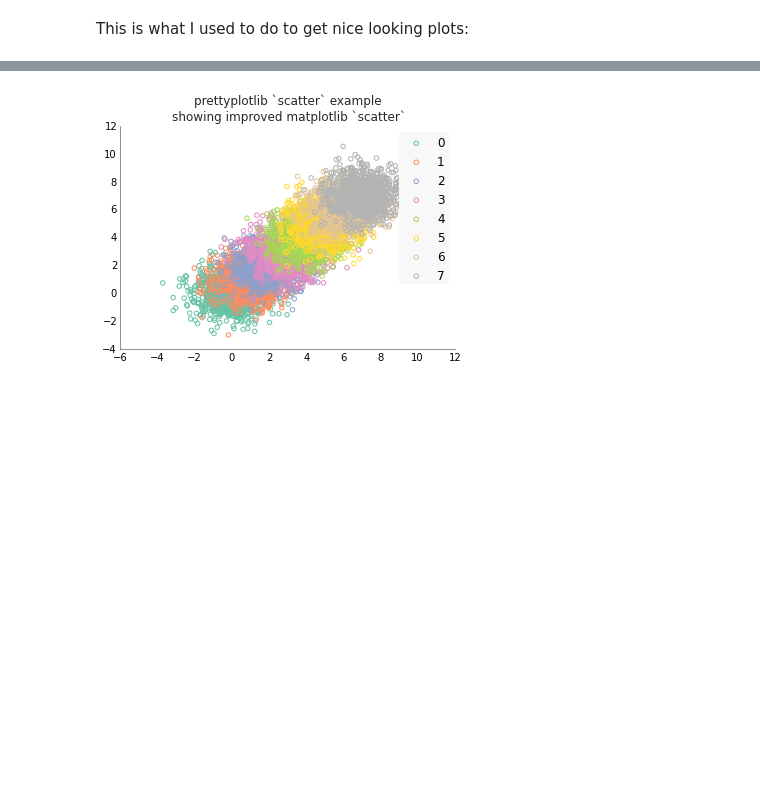
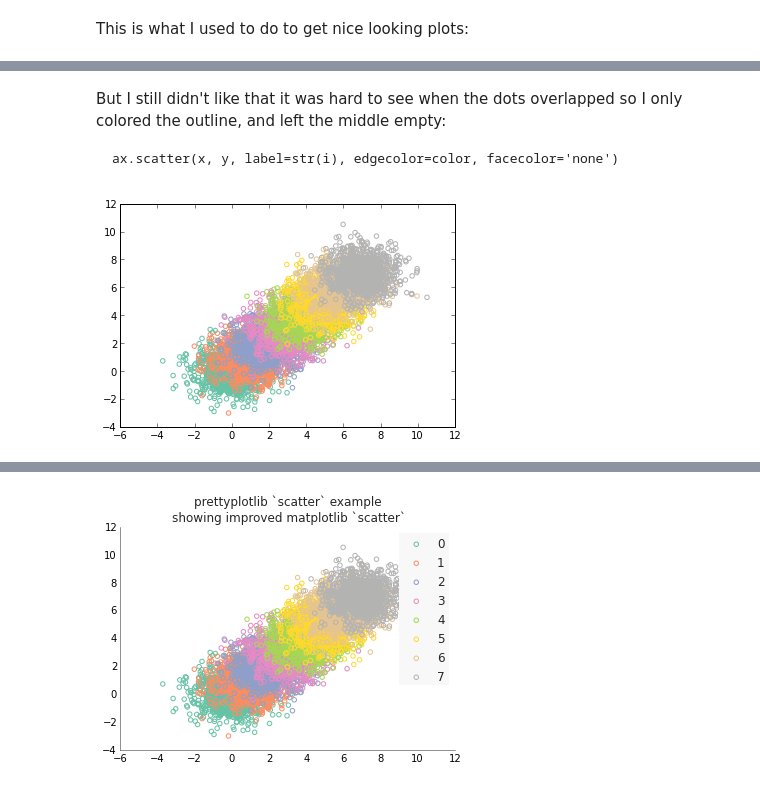
Before and after one commit to olgabot/prettyplotlib, a Jupyter notebook: examples/scatter.ipynb, the cells around one changed output, grey strips where cells are left out. Cells and saved outputs as stored; diff of their text form; code cells hidden in the pictures; blank space fills up the shorter version.

```diff
--- a/examples/scatter.ipynb
+++ b/examples/scatter.ipynb
@@ -26,0 +55,24 @@ This is what I used to do to get nice looking plots:
+# %% [markdown]
+But I still didn't like that it was hard to see when the dots overlapped so I only colored the outline, and left the middle empty:
+
+    ax.scatter(x, y, label=str(i), edgecolor=color, facecolor='none')
+# %%
+import matplotlib.pyplot as mpl_plt
+import brewer2mpl
+
+# Get "Set2" colors from ColorBrewer (all colorbrewer scales: http://bl.ocks.org/mbostock/5577023)
+set2 = brewer2mpl.get_map('Set2', 'qualitative', 8).mpl_colors
+
+# Set the random seed for consistency
+np.random.seed(12)
+
+fig, ax = mpl_plt.subplots(1)
+
+# Show the whole color range
+for i in range(8):
+    x = np.random.normal(loc=i, size=1000)
+    y = np.random.normal(loc=i, size=1000)
+    color = set2[i]
+    ax.scatter(x, y, label=str(i), edgecolor=color, facecolor='none')
+# %% [output]
+[figure, added]
```
Also changed, not shown: parts of 22 cells of this notebook, 53 other files.
